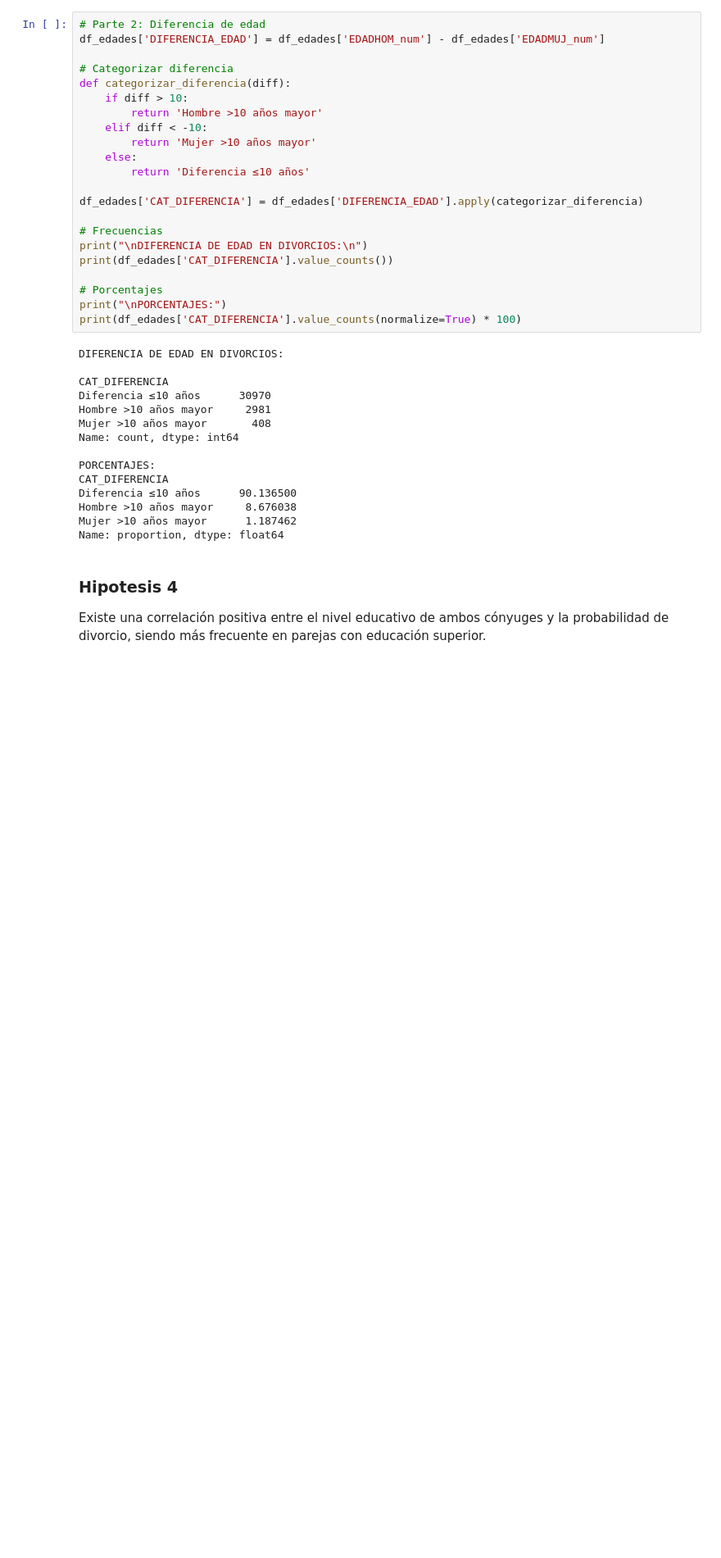
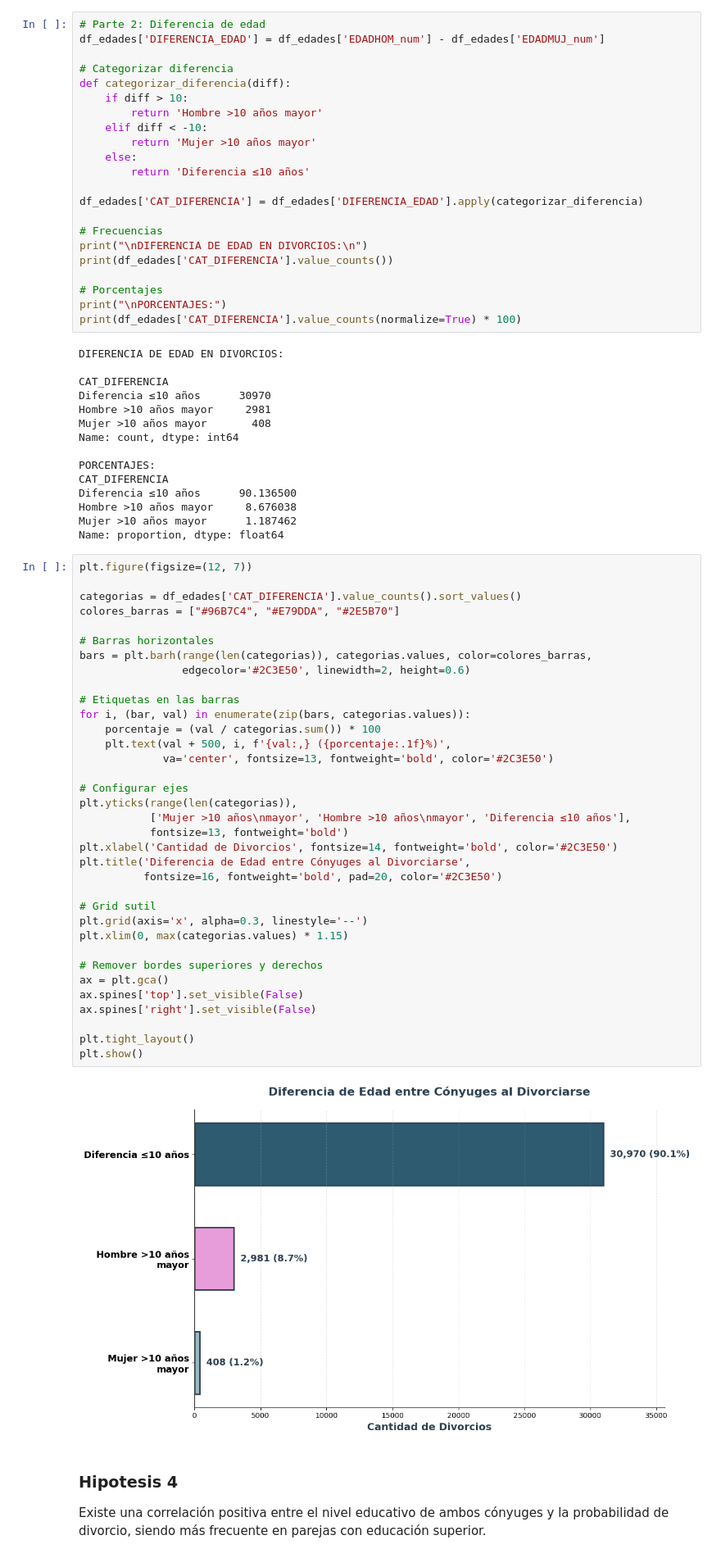
Before and after one commit to AleWWH1104/Proyecto1_md, a Jupyter notebook: src/EDA.ipynb, the cells around one changed output. Shown at 82% size. Saved outputs shown, nothing was run; the diff lists cells and outputs as text; blank space fills up the shorter version.

```diff
--- a/src/EDA.ipynb
+++ b/src/EDA.ipynb
@@ -291,6 +301,43 @@ Diferencia ≤10 años      90.136500
 Hombre >10 años mayor     8.676038
 Mujer >10 años mayor      1.187462
 Name: proportion, dtype: float64
+# %%
+plt.figure(figsize=(12, 7))
+
+categorias = df_edades['CAT_DIFERENCIA'].value_counts().sort_values()
+colores_barras = ["#96B7C4", "#E79DDA", "#2E5B70"]
+
+# Barras horizontales
+bars = plt.barh(range(len(categorias)), categorias.values, color=colores_barras,
+                edgecolor='#2C3E50', linewidth=2, height=0.6)
+
+# Etiquetas en las barras
+for i, (bar, val) in enumerate(zip(bars, categorias.values)):
+    porcentaje = (val / categorias.sum()) * 100
+    plt.text(val + 500, i, f'{val:,} ({porcentaje:.1f}%)',
+             va='center', fontsize=13, fontweight='bold', color='#2C3E50')
+
+# Configurar ejes
+plt.yticks(range(len(categorias)),
+           ['Mujer >10 años\nmayor', 'Hombre >10 años\nmayor', 'Diferencia ≤10 años'],
+           fontsize=13, fontweight='bold')
+plt.xlabel('Cantidad de Divorcios', fontsize=14, fontweight='bold', color='#2C3E50')
+plt.title('Diferencia de Edad entre Cónyuges al Divorciarse',
+          fontsize=16, fontweight='bold', pad=20, color='#2C3E50')
+
+# Grid sutil
+plt.grid(axis='x', alpha=0.3, linestyle='--')
+plt.xlim(0, max(categorias.values) * 1.15)
+
+# Remover bordes superiores y derechos
+ax = plt.gca()
+ax.spines['top'].set_visible(False)
+ax.spines['right'].set_visible(False)
+
+plt.tight_layout()
+plt.show()
+# %% [output]
+[figure, added]
 # %% [markdown]
 ### Hipotesis 4
 Existe una correlación positiva entre el nivel educativo de ambos cónyuges y la probabilidad de divorcio, siendo más frecuente en parejas con educación superior.
```
Also changed, not shown: parts of 2 cells of this notebook.
